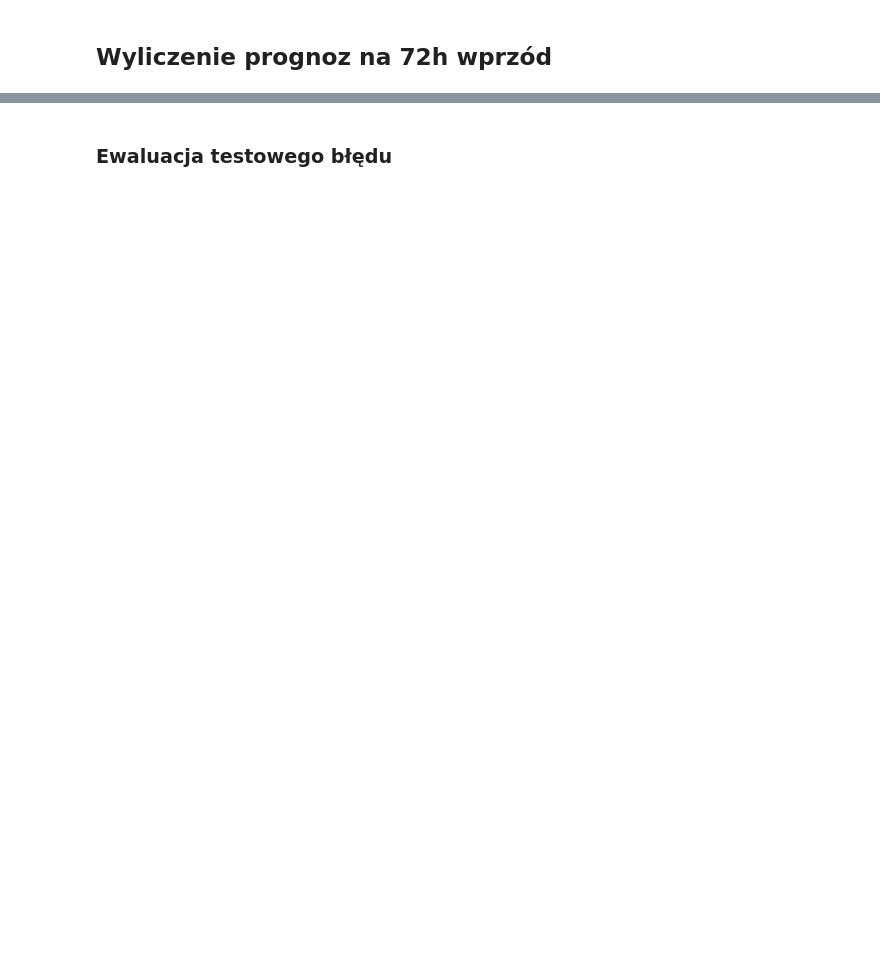
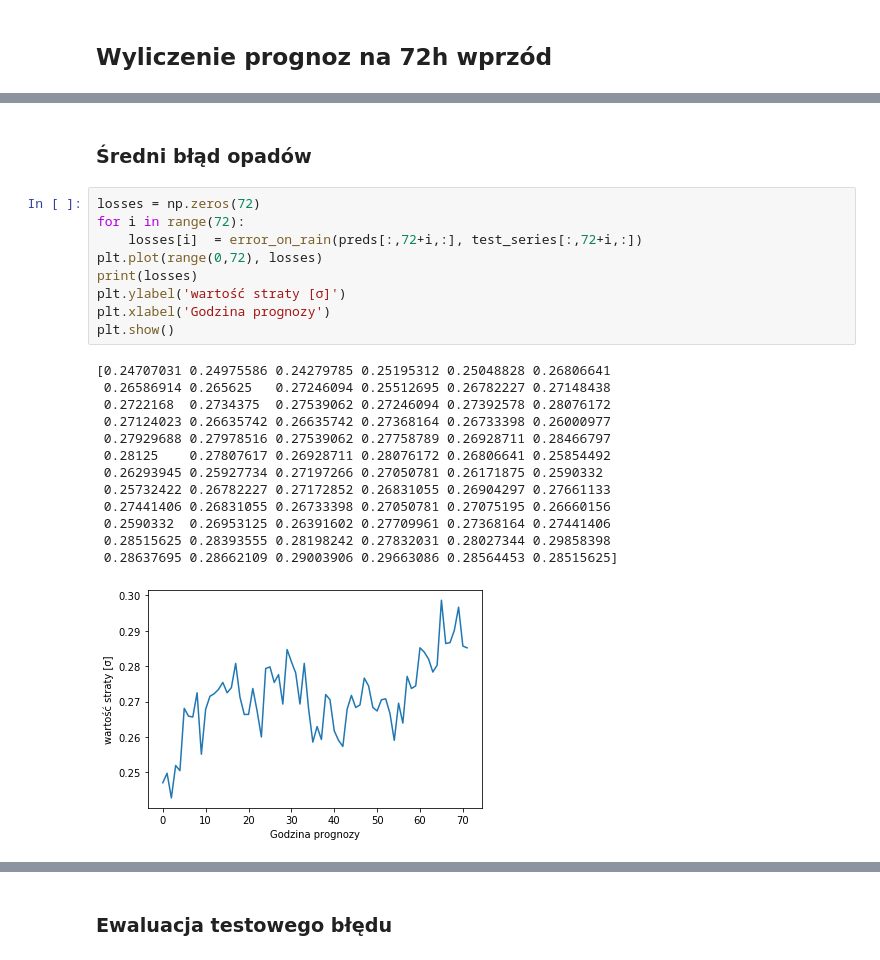
Before and after one commit to LordSkin/DeepWeatherForecast, a Jupyter notebook: notebook/Read_and_test_model.ipynb, the cells around one changed output, grey strips where cells are left out. Saved outputs shown, nothing was run; the diff lists cells and outputs as text; blank space fills up the shorter version.

```diff
--- a/notebook/Read_and_test_model.ipynb
+++ b/notebook/Read_and_test_model.ipynb
@@ -81,0 +103,25 @@ plt.show()
+# %% [markdown]
+### Średni błąd opadów
+# %%
+losses = np.zeros(72)
+for i in range(72):
+    losses[i]  = error_on_rain(preds[:,72+i,:], test_series[:,72+i,:])
+plt.plot(range(0,72), losses)
+print(losses)
+plt.ylabel('wartość straty [σ]')
+plt.xlabel('Godzina prognozy')
+plt.show()
+# %% [output]
+[0.24707031 0.24975586 0.24279785 0.25195312 0.25048828 0.26806641
+ 0.26586914 0.265625   0.27246094 0.25512695 0.26782227 0.27148438
+ 0.2722168  0.2734375  0.27539062 0.27246094 0.27392578 0.28076172
+ 0.27124023 0.26635742 0.26635742 0.27368164 0.26733398 0.26000977
+ 0.27929688 0.27978516 0.27539062 0.27758789 0.26928711 0.28466797
+ 0.28125    0.27807617 0.26928711 0.28076172 0.26806641 0.25854492
+ 0.26293945 0.25927734 0.27197266 0.27050781 0.26171875 0.2590332
+ 0.25732422 0.26782227 0.27172852 0.26831055 0.26904297 0.27661133
+ 0.27441406 0.26831055 0.26733398 0.27050781 0.27075195 0.26660156
+ 0.2590332  0.26953125 0.26391602 0.27709961 0.27368164 0.27441406
+ 0.28515625 0.28393555 0.28198242 0.27832031 0.28027344 0.29858398
+ 0.28637695 0.28662109 0.29003906 0.29663086 0.28564453 0.28515625]
+[figure, added]
```
Also changed, not shown: parts of 30 cells of this notebook, 7 other files.
